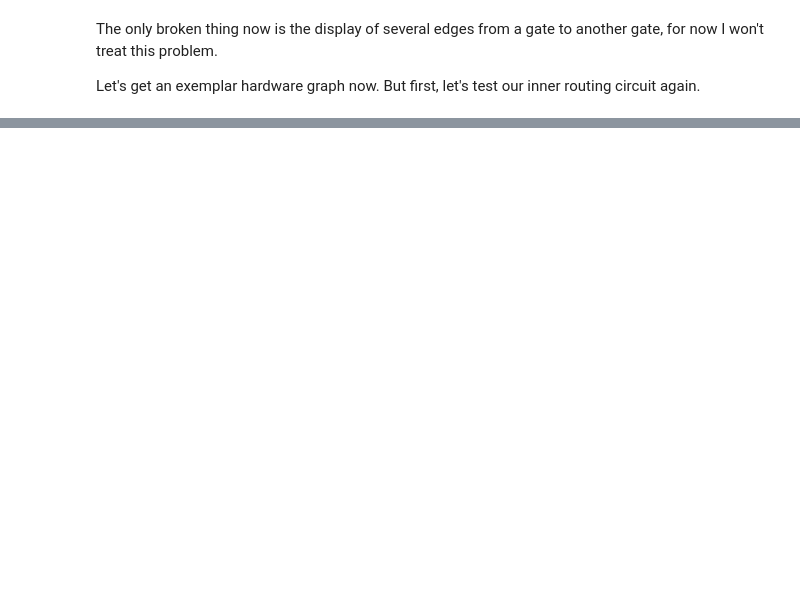
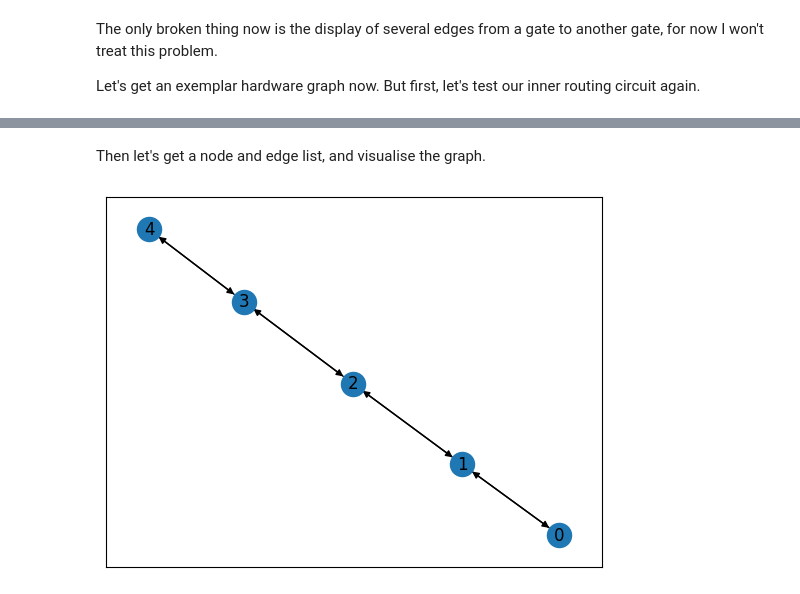
Before and after one commit to strategy155/quariadne, a Jupyter notebook: notebook/MILP.ipynb, the cells around one changed output, grey strips where cells are left out. Cells and saved outputs as stored; diff of their text form; code cells hidden in the pictures; blank space fills up the shorter version.

```diff
--- a/notebook/MILP.ipynb
+++ b/notebook/MILP.ipynb
@@ -464,0 +481,9 @@ random_routing_circuit.plot_dag()
+# %% [markdown]
+Then let's get a node and edge list, and visualise the graph.
+# %%
+coupling_graph_nx = nx.DiGraph()
+coupling_graph_nx.add_nodes_from(coupling_graph.node_indices())
+coupling_graph_nx.add_edges_from(coupling_graph.edge_list())
+nx.draw_networkx(coupling_graph_nx)
+# %% [output]
+[figure, added]
```
Also changed, not shown: parts of 17 cells of this notebook, 13 other files.
